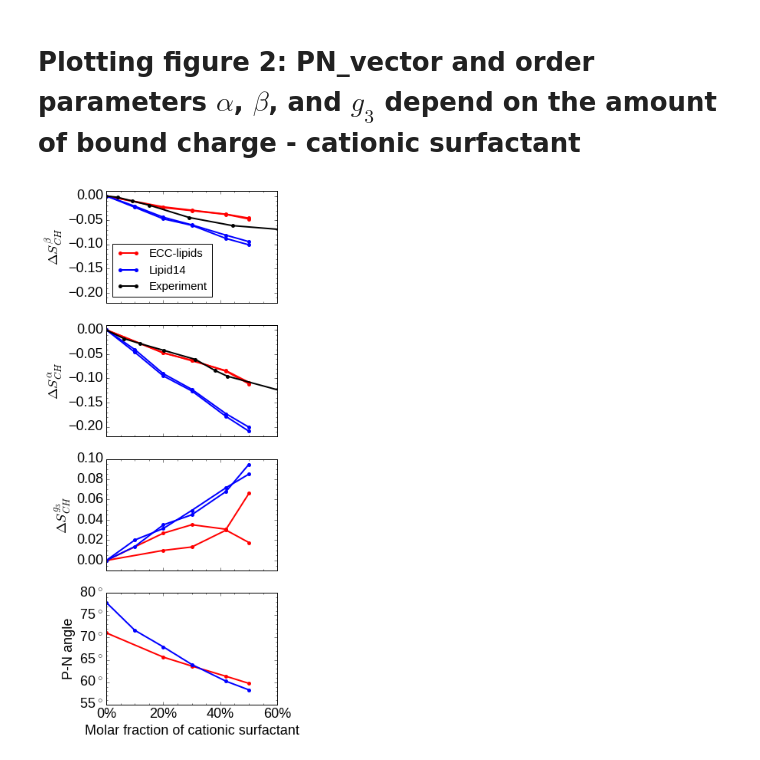
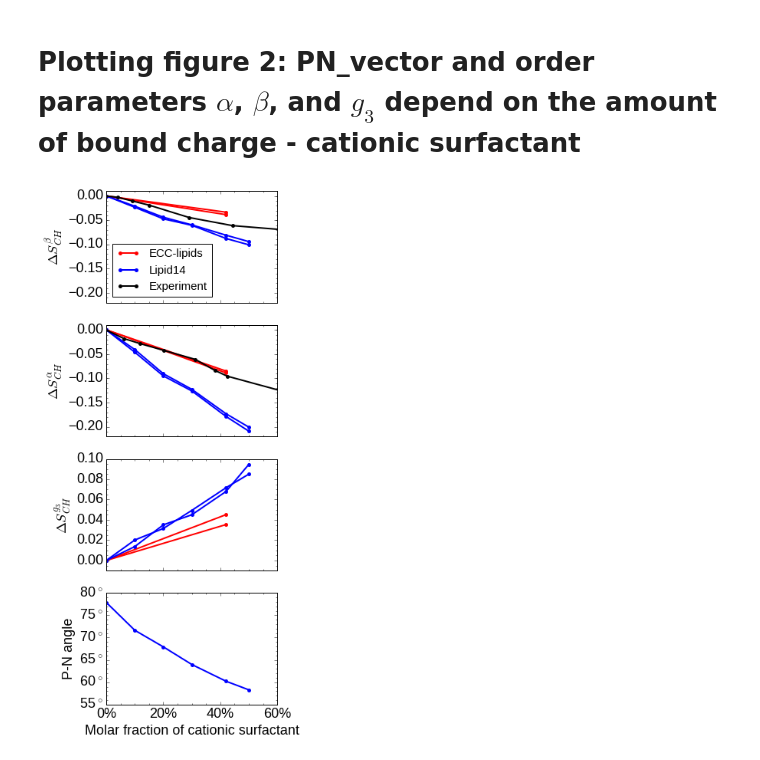
Before and after one commit to ohsOllila/NMRlipids_VI-NewIonModel, a Jupyter notebook: Fig/ipython_nb/Plot_PNs_OPs_L14_ECCLipid17_q80_sig89_surf.ipynb, the cells around one changed output. Drawn from its saved outputs; the diff is of its cells as text; code cells hidden in the pictures.

Commit message:
deltaOPs plot in main text changed to SPCE water model. (only a few points)

```diff
--- a/Fig/ipython_nb/Plot_PNs_OPs_L14_ECCLipid17_q80_sig89_surf.ipynb
+++ b/Fig/ipython_nb/Plot_PNs_OPs_L14_ECCLipid17_q80_sig89_surf.ipynb
@@ -41,9 +41,9 @@ Finding all simulations with ECC-lipids and cationic surfactant
 # %%
 sim_dirs = []
 for f in locate("OrdPars.dat", root=os.curdir+"/NpT"):
-    if "sim22a_0mM" in f and "NaCl" in f and "OPC3" in f:
+    if "sim22a_0mM" in f and "NaCl" in f and "SPCE" in f:
         sim_dirs.append(os.path.dirname(f))
-    if "sim22_T7H-ECC" in f and "OPC3" in f and not "MODEL_LIPID14" in f:
+    if "sim22_T7H-ECC" in f and "SPCE" in f and not "MODEL_LIPID14" in f:
         sim_dirs.append(os.path.dirname(f))
 
 for f in sim_dirs:
@@ -289,7 +291,8 @@ for (opsplot, c, label) in zip([opsdata, opsdata_l14, experiments], ["red", "blu
             plot_label = label
         else:
             plot_label = None
-        ax.plot(data[:,0], data[:,1], lw=2.0, marker='o', markersize=5, mew=0, color=c, label=plot_label) #, c=colour, lw=1.0, label=point_label)
+        if not data.shape==(0,):
+            ax.plot(data[:,0], data[:,1], lw=2.0, marker='o', markersize=5, mew=0, color=c, label=plot_label) #, c=colour, lw=1.0, label=point_label)
 
 
 for ax in axs:
@@ -307,6 +310,6 @@ pna.set_ylim(ylim)
 
 dsb.legend(loc="lower left", markerscale=1.0, scatterpoints=4, fontsize='small')
 
-plt.savefig("PN_angle_OrdPars-A-B_L14-ECCL17_q80_sig89_surf.eps", dpi=200, bbox_inches='tight')
+plt.savefig("PN_angle_OrdPars-A-B_L14-ECCL17_q80_sig89_surf.pdf", dpi=200, bbox_inches='tight')
 plt.show()
 # %% [output]
@@ -373,33 +380,34 @@ for (opsplot, c, label) in zip([opsdata, opsdata_l14, experiments], ["red", "blu
         else:
             #print "this is not list, not sorting. It's likely the experimental data."
             pass
         data = np.array(opsplot[key])
         if do_delta:
             data[:,1] -= data[0,1]
         #ax.errorbar(data[:,0], data[:,1], yerr=yerror, lw=2.0, marker='s', markersize=5, mew=0, color=c) #, c=colour, lw=1.0, label=point_label)
         if key=="beta" or key=="beta1":
             plot_label = label
         else:
             plot_label = None
-        ax.plot(data[:,0], data[:,1], lw=2.0, marker='o', markersize=5, mew=0, color=c, label=plot_label) #, c=colour, lw=1.0, label=point_label)
+        if not data.shape==(0,):
+            ax.plot(data[:,0], data[:,1], lw=2.0, marker='o', markersize=5, mew=0, color=c, label=plot_label) #, c=colour, lw=1.0, label=point_label)
 
 
 for ax in axs:
     ax.minorticks_on()
 
 xlim = pna.get_xlim()
 pna.set_xticks(range(0,90,20))
 pna.set_xticklabels([ str(i)+r"%" for i in range(0,90,20)])
 pna.set_xlim(xlim)
 
 ylim = pna.get_ylim()
 pna.set_yticks(range(0,90,5))
 pna.set_yticklabels([ str(i)+r"$^\circ$" for i in range(0,90,5)])
 pna.set_ylim(ylim)
 
 dsb.legend(loc="lower left", markerscale=1.0, scatterpoints=4, fontsize='small')
 
-plt.savefig("PN_angle_OrdPars-A-B-g3_L14-ECCL17_q80_sig89_surf.eps", dpi=200, bbox_inches='tight')
+plt.savefig("PN_angle_OrdPars-A-B-g3_L14-ECCL17_q80_sig89_surf.pdf", dpi=200, bbox_inches='tight')
 plt.show()
 # %% [output]
-[figure, old version]
+[figure, new version]
```
Also changed, not shown: parts of 3 cells of this notebook, 6 other files.
